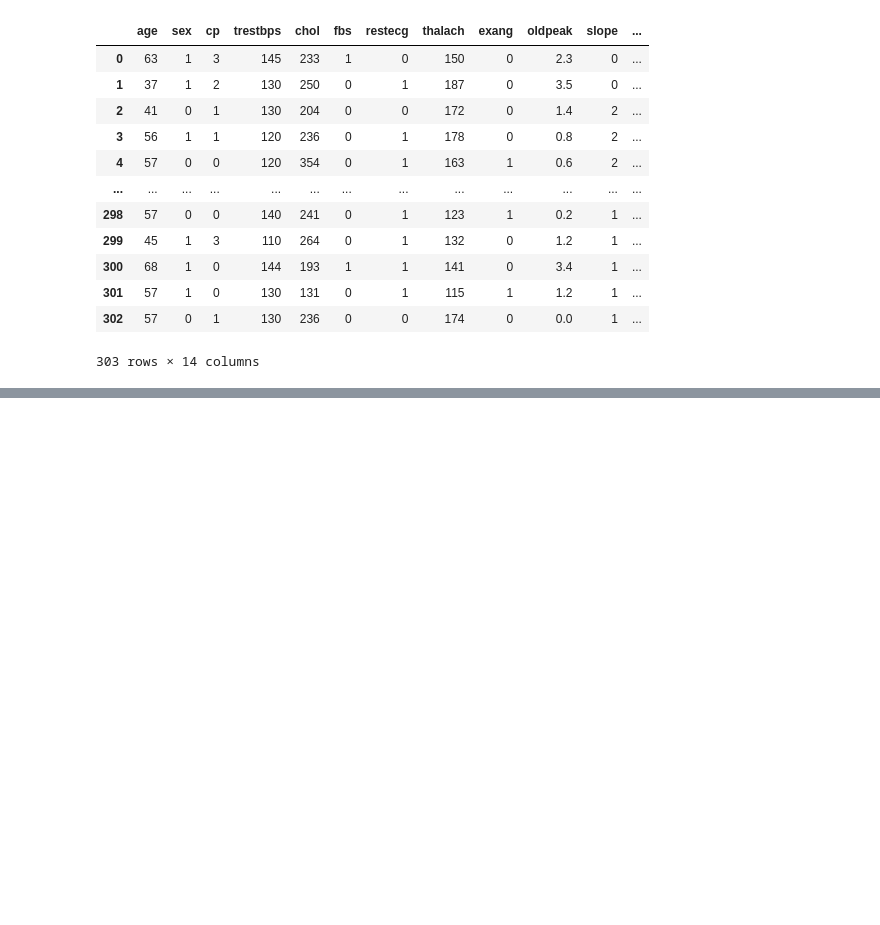
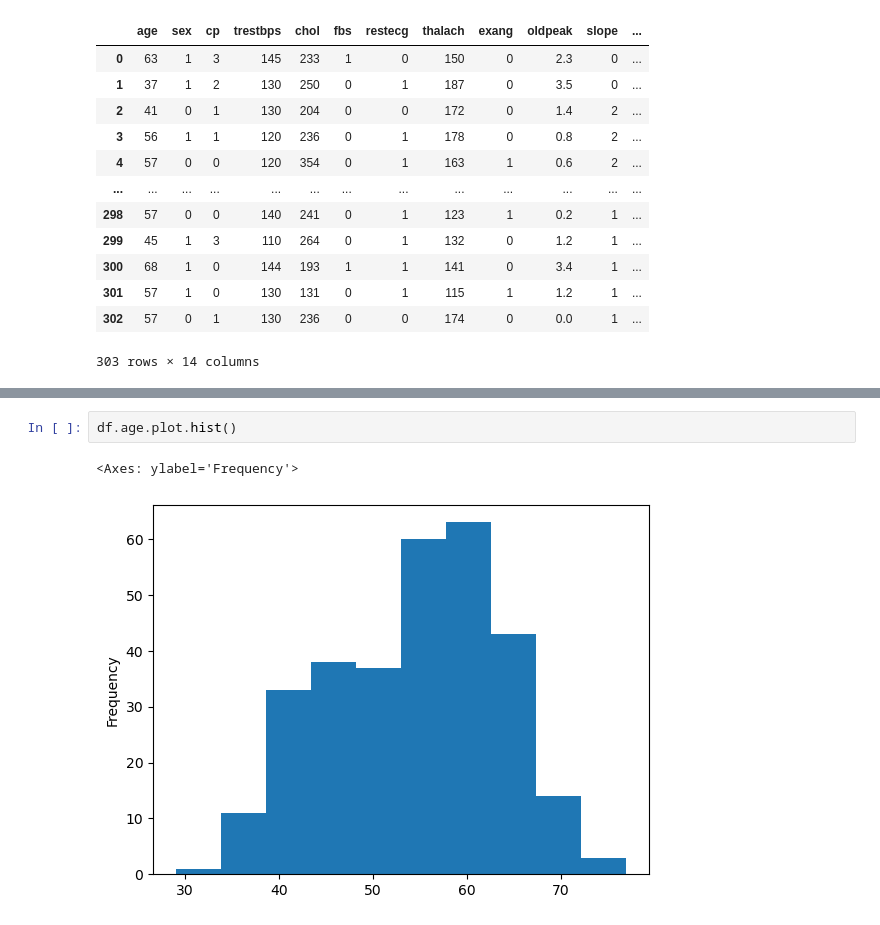
Before and after one commit to rifah07/Data_Mining_Lab, a Jupyter notebook: Encoding/Encoding.ipynb, the cells around one changed output, grey strips where cells are left out. Cells and saved outputs as stored; diff of their text form; blank space fills up the shorter version.

```diff
--- a/Encoding/Encoding.ipynb
+++ b/Encoding/Encoding.ipynb
@@ -174,0 +246,5 @@ encoded_df
+# %%
+df.age.plot.hist()
+# %% [output]
+<Axes: ylabel='Frequency'>
+[figure, added]
```
Also changed, not shown: parts of 16 cells of this notebook.
